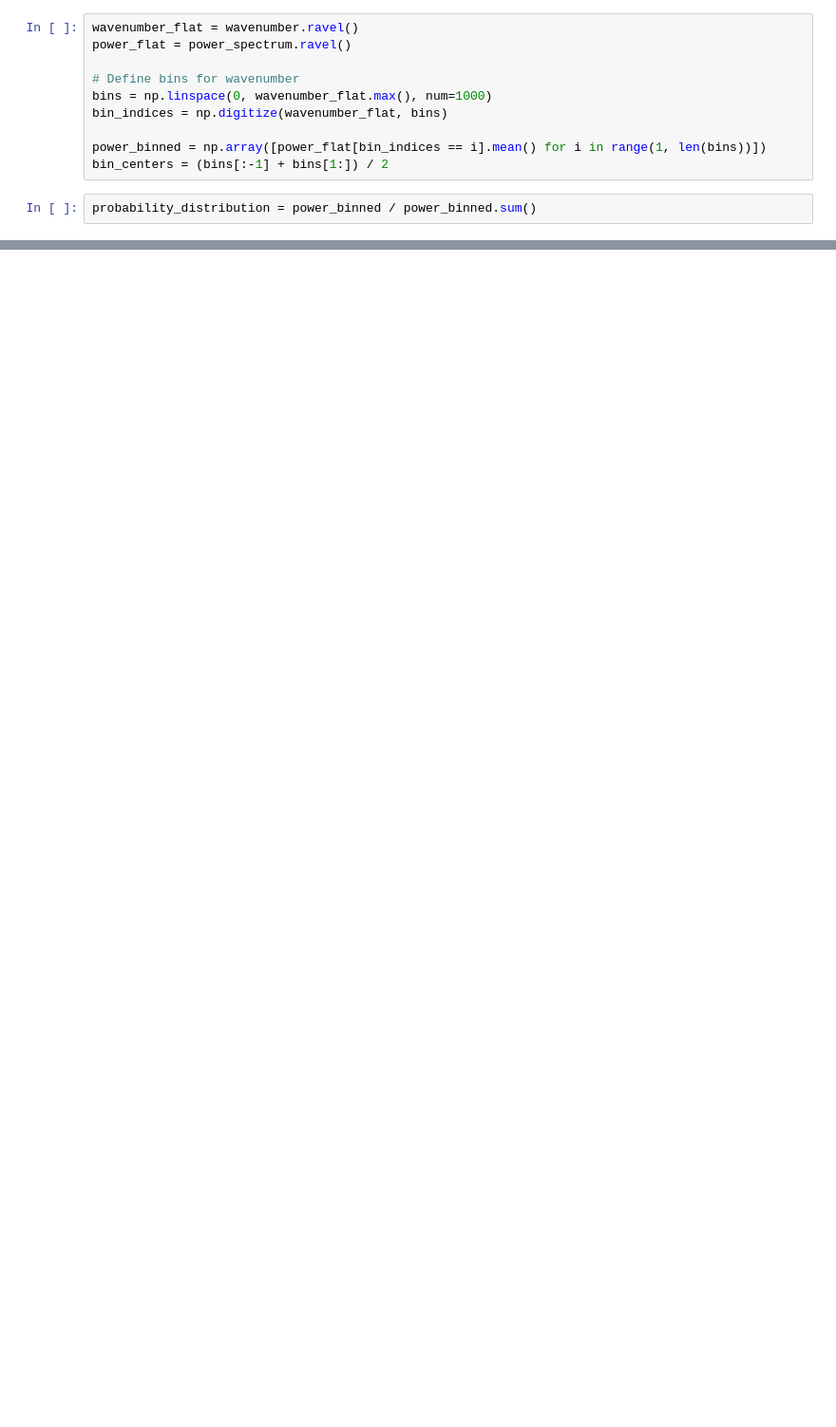
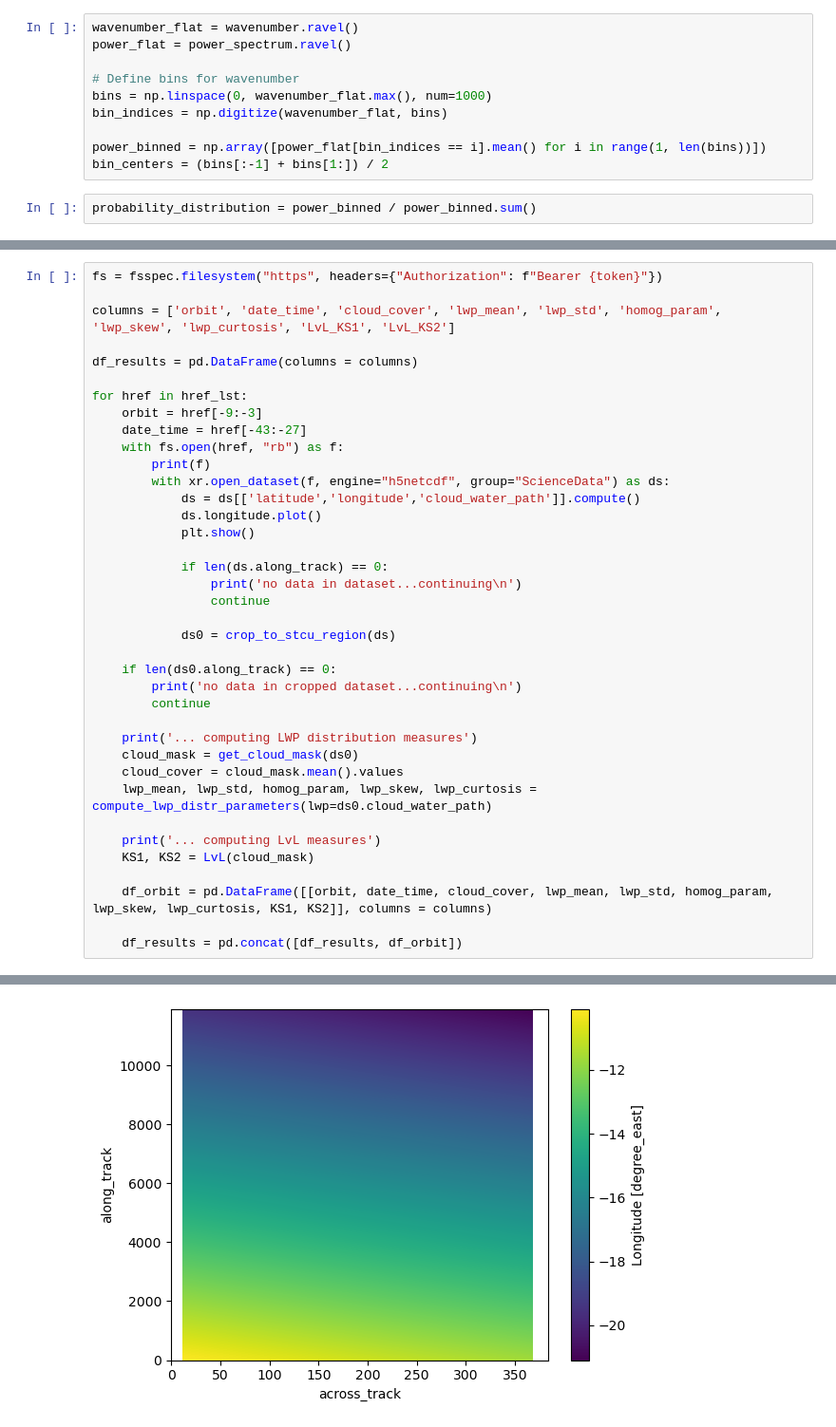
Before and after one commit to smbrose/hk25-teams, a Jupyter notebook: hk25-EarthCARE/EarthCARE-x-StCu/stats_of_LWP.ipynb, the cells around one changed output, grey strips where cells are left out. Shown at 95% size. Cells and saved outputs as stored; diff of their text form; blank space fills up the shorter version.

```diff
--- a/hk25-EarthCARE/EarthCARE-x-StCu/stats_of_LWP.ipynb
+++ b/hk25-EarthCARE/EarthCARE-x-StCu/stats_of_LWP.ipynb
@@ -210,0 +367,39 @@ plt.show()
+# %%
+fs = fsspec.filesystem("https", headers={"Authorization": f"Bearer {token}"})
+
+columns = ['orbit', 'date_time', 'cloud_cover', 'lwp_mean', 'lwp_std', 'homog_param', 'lwp_skew', 'lwp_curtosis', 'LvL_KS1', 'LvL_KS2']
+
+df_results = pd.DataFrame(columns = columns)
+
+for href in href_lst:
+    orbit = href[-9:-3]
+    date_time = href[-43:-27]
+    with fs.open(href, "rb") as f:
+        print(f)
+        with xr.open_dataset(f, engine="h5netcdf", group="ScienceData") as ds:
+            ds = ds[['latitude','longitude','cloud_water_path']].compute()
+            ds.longitude.plot()
+            plt.show()
+
+            if len(ds.along_track) == 0:
+                print('no data in dataset...continuing\n')
+                continue
+
+            ds0 = crop_to_stcu_region(ds)
+
+    if len(ds0.along_track) == 0:
+        print('no data in cropped dataset...continuing\n')
+        continue
+
+    print('... computing LWP distribution measures')
+    cloud_mask = get_cloud_mask(ds0)
+    cloud_cover = cloud_mask.mean().values
+    lwp_mean, lwp_std, homog_param, lwp_skew, lwp_curtosis = compute_lwp_distr_parameters(lwp=ds0.cloud_water_path)
+
+    print('... computing LvL measures')
+    KS1, KS2 = LvL(cloud_mask)
+
+    df_orbit = pd.DataFrame([[orbit, date_time, cloud_cover, lwp_mean, lwp_std, homog_param, lwp_skew, lwp_curtosis, KS1, KS2]], columns = columns)
+
+    df_results = pd.concat([df_results, df_orbit])
+# %% [output]
@@ -210,0 +407 @@ plt.show()
+[figure, added]
```
Also changed, not shown: parts of 39 cells of this notebook.
